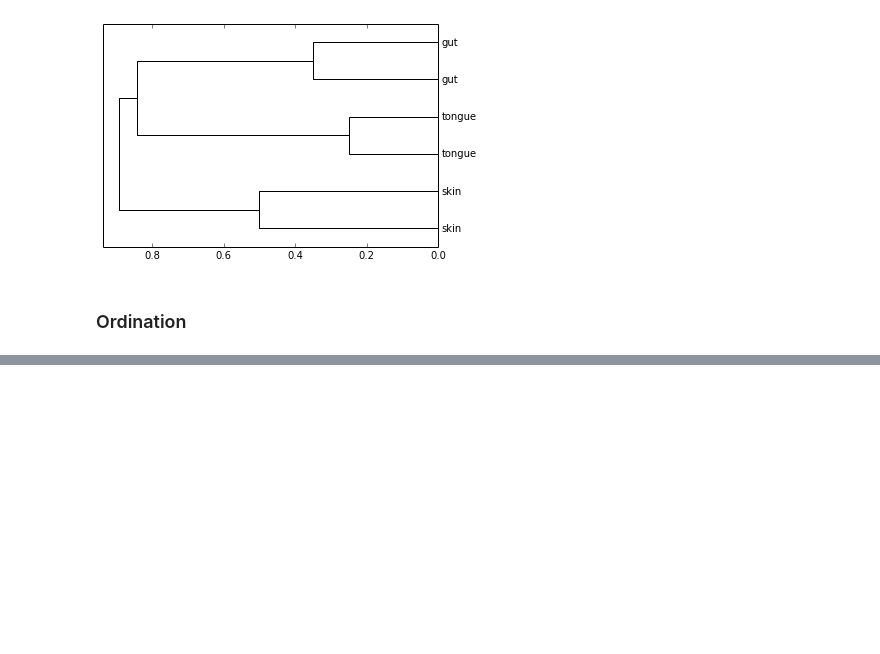
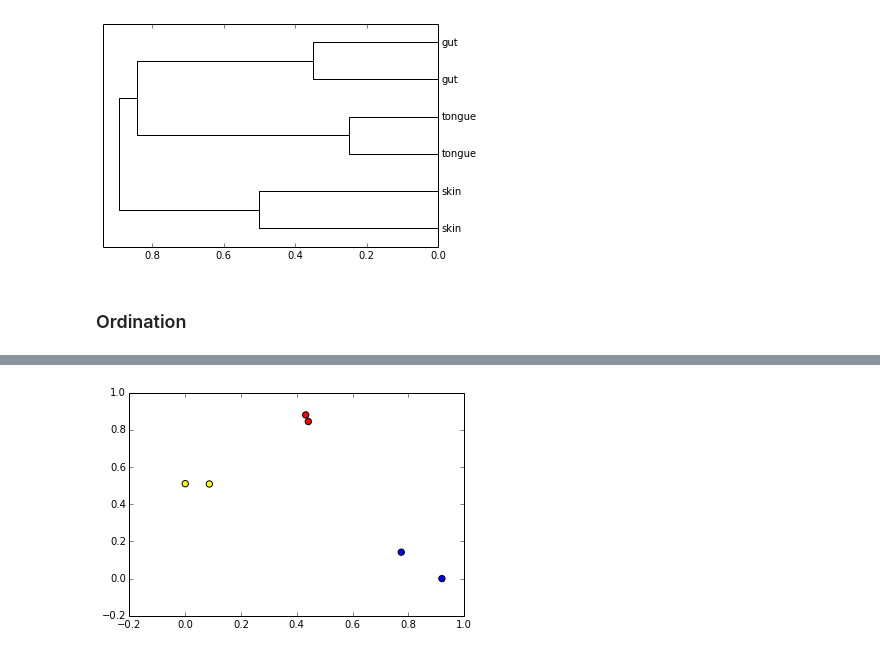
Before and after one commit to applied-bioinformatics/An-Introduction-To-Applied-Bioinformatics, a Jupyter notebook: applications/1-biological-diversity.ipynb, the cells around one changed output, grey strips where cells are left out. Saved outputs shown, nothing was run; the diff lists cells and outputs as text; code cells hidden in the pictures; blank space fills up the shorter version.

```diff
--- a/applications/1-biological-diversity.ipynb
+++ b/applications/1-biological-diversity.ipynb
@@ -214,0 +326,5 @@ d = dendrogram(lm, labels=labels, orientation='right',
+# %%
+a1_alt_values = compute_axis_values(ex_dm, 'B', 'E')
+ord_plot = scatter(a1_alt_values, a2_values, s=40, c=c)
+# %% [output]
+[figure, added]
```
Also changed, not shown: parts of 18 cells of this notebook.
